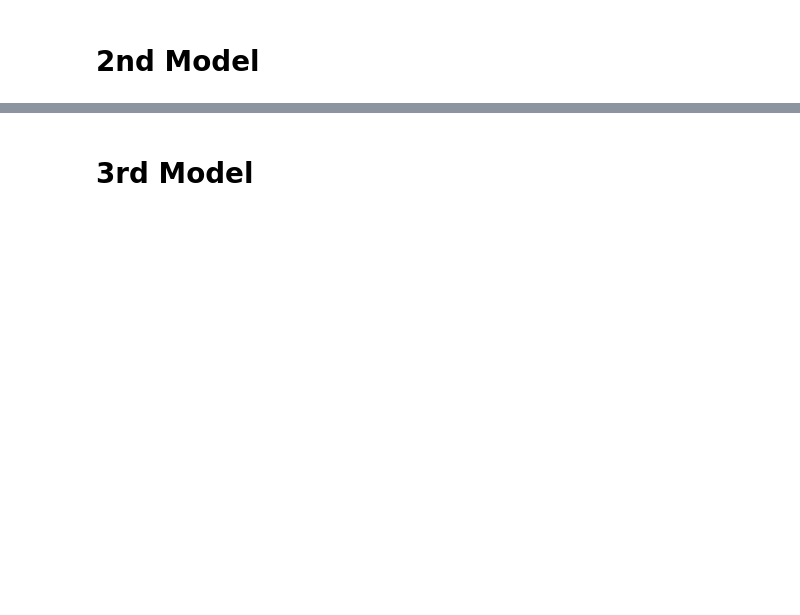
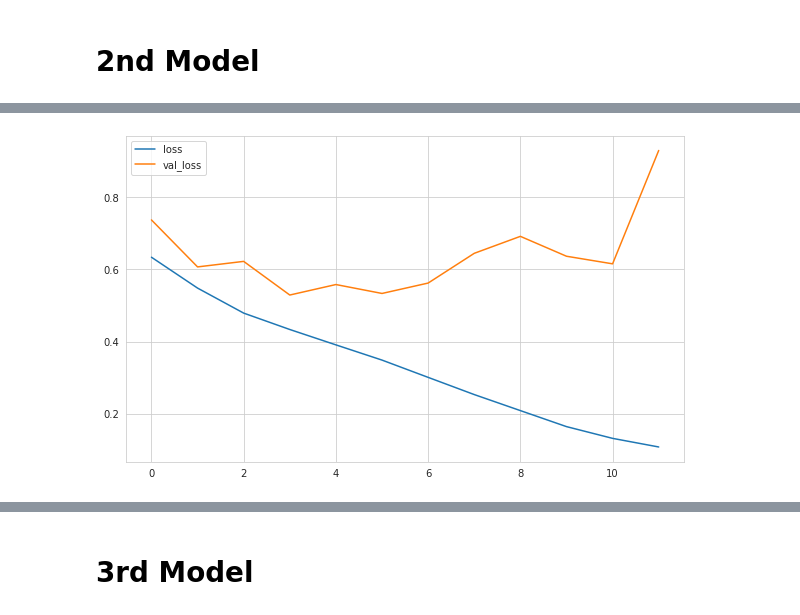
Before and after one commit to ismailculha/DeepLearning_Projects, a Jupyter notebook: CNN - Image Classification/Image_Classification/CNN_Project_Image_Classification_Ismail(1).ipynb, the cells around one changed output, grey strips where cells are left out. Cells and saved outputs as stored; diff of their text form; code cells hidden in the pictures; blank space fills up the shorter version.

```diff
--- a/CNN - Image Classification/Image_Classification/CNN_Project_Image_Classification_Ismail(1).ipynb
+++ b/CNN - Image Classification/Image_Classification/CNN_Project_Image_Classification_Ismail(1).ipynb
@@ -270,20 +244,22 @@ Epoch 10/10
 # %% [markdown]
 # 2nd Model
 # %%
-model = Sequential([tf.keras.layers.Rescaling(1/255.0, offset=1)])
+model2 = Sequential([tf.keras.layers.Rescaling(1/255.0, offset=1)])
 
-model.add(Conv2D(filters=32, kernel_size=(3,3), activation='relu'))
-model.add(MaxPool2D(pool_size=(2, 2)))
-model.add(Conv2D(filters=64, kernel_size=(3,3), activation='relu'))
-model.add(MaxPool2D(pool_size=(2, 2)))
-model.add(Conv2D(filters=128, kernel_size=(3,3), activation='relu'))
-model.add(MaxPool2D(pool_size=(2, 2)))
-model.add(Flatten())
+model2.add(Conv2D(filters=32, kernel_size=(3,3), activation='relu'))
+model2.add(MaxPool2D(pool_size=(2, 2)))
+model2.add(Conv2D(filters=64, kernel_size=(3,3), activation='relu'))
+model2.add(MaxPool2D(pool_size=(2, 2)))
+model2.add(Conv2D(filters=128, kernel_size=(3,3), activation='relu'))
+model2.add(MaxPool2D(pool_size=(2, 2)))
 
-model.add(Dense(128, activation='relu'))
-model.add(Dense(1, activation = "sigmoid"))
+model2.add(Flatten())
 
-model.compile(loss='binary_crossentropy',optimizer='RMSprop', metrics=['accuracy'])
+model2.add(Dense(128, activation='relu'))
+model2.add(Dense(64, activation='relu'))
+model2.add(Dense(1, activation = "sigmoid"))
+
+model2.compile(loss='binary_crossentropy',optimizer='RMSprop', metrics=['accuracy'])
 early_stop = EarlyStopping(monitor='val_accuracy', patience=3, restore_best_weights = True)
-model.fit(train, epochs=10, validation_data=validation,callbacks=[early_stop])
+model2.fit(train, epochs=15, validation_data=validation,callbacks=[early_stop])
 # %% [output]
@@ -310 +283,6 @@ Epoch 10/10
 <keras.callbacks.History at 0x...>
+# %%
+summary2 = pd.DataFrame(model2.history.history)
+summary2[["loss", "val_loss"]].plot();
+# %% [output]
+[figure, added]
```
Also changed, not shown: parts of 36 cells of this notebook, 1 other file.
